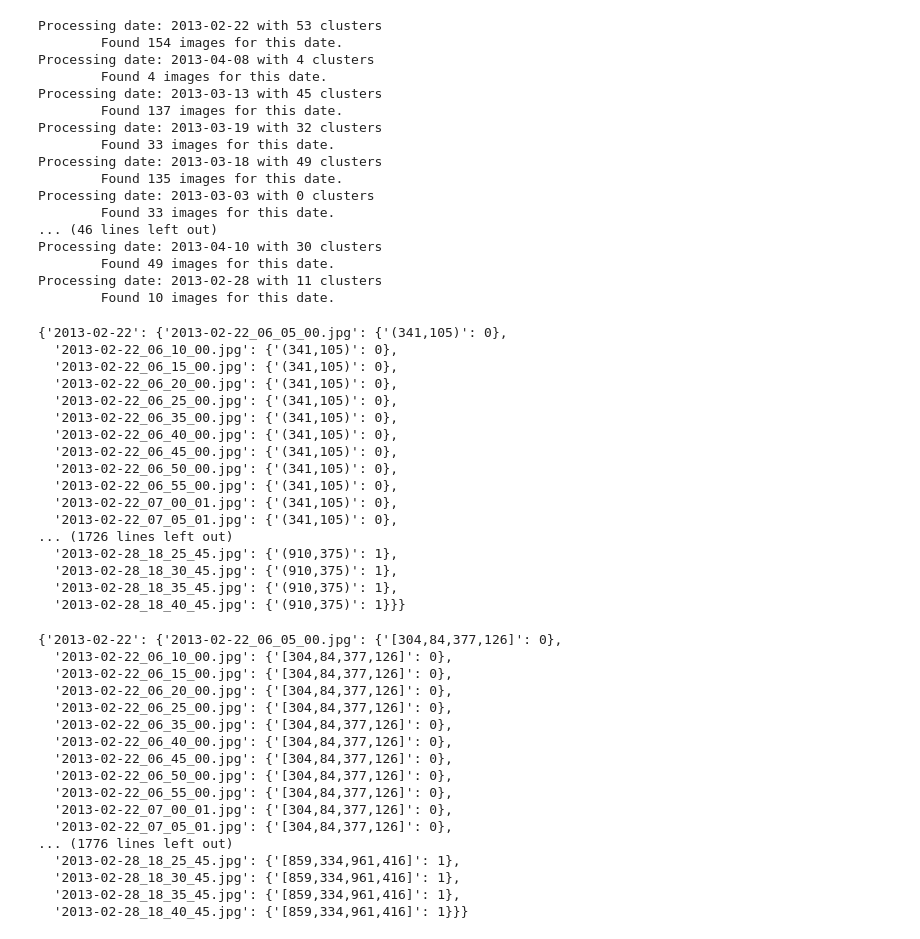
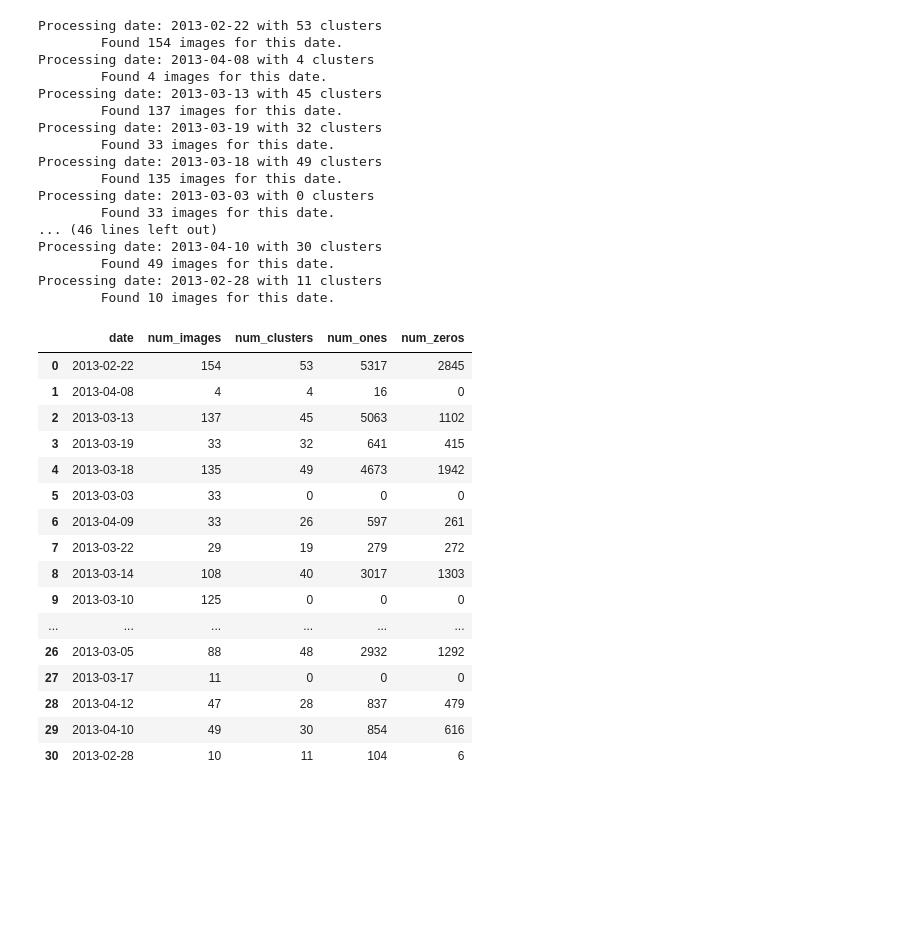
Before and after one commit to JohnAllanE/parking-lot-yolo, a Jupyter notebook: cluster_training_data.ipynb, the cells around one changed output. Drawn from its saved outputs; the diff is of its cells as text; code cells hidden in the pictures; blank space fills up the shorter version.

```diff
--- a/cluster_training_data.ipynb
+++ b/cluster_training_data.ipynb
@@ -118,46 +129,26 @@ Processing date: 2013-04-10 with 30 clusters
         Found 49 images for this date.
 Processing date: 2013-02-28 with 11 clusters
         Found 10 images for this date.
-# %%
-training_data_centers
-# %% [output]
-{'2013-02-22': {'2013-02-22_06_05_00.jpg': {'(341,105)': 0},
-  '2013-02-22_06_10_00.jpg': {'(341,105)': 0},
-  '2013-02-22_06_15_00.jpg': {'(341,105)': 0},
-  '2013-02-22_06_20_00.jpg': {'(341,105)': 0},
-  '2013-02-22_06_25_00.jpg': {'(341,105)': 0},
-  '2013-02-22_06_35_00.jpg': {'(341,105)': 0},
-  '2013-02-22_06_40_00.jpg': {'(341,105)': 0},
-  '2013-02-22_06_45_00.jpg': {'(341,105)': 0},
-  '2013-02-22_06_50_00.jpg': {'(341,105)': 0},
-  '2013-02-22_06_55_00.jpg': {'(341,105)': 0},
-  '2013-02-22_07_00_01.jpg': {'(341,105)': 0},
-  '2013-02-22_07_05_01.jpg': {'(341,105)': 0},
-... (1726 lines left out)
-  '2013-02-28_18_25_45.jpg': {'(910,375)': 1},
-  '2013-02-28_18_30_45.jpg': {'(910,375)': 1},
-  '2013-02-28_18_35_45.jpg': {'(910,375)': 1},
-  '2013-02-28_18_40_45.jpg': {'(910,375)': 1}}}
-# %%
-training_data_bboxes
-# %% [output]
-{'2013-02-22': {'2013-02-22_06_05_00.jpg': {'[304,84,377,126]': 0},
-  '2013-02-22_06_10_00.jpg': {'[304,84,377,126]': 0},
-  '2013-02-22_06_15_00.jpg': {'[304,84,377,126]': 0},
-  '2013-02-22_06_20_00.jpg': {'[304,84,377,126]': 0},
-  '2013-02-22_06_25_00.jpg': {'[304,84,377,126]': 0},
-  '2013-02-22_06_35_00.jpg': {'[304,84,377,126]': 0},
-  '2013-02-22_06_40_00.jpg': {'[304,84,377,126]': 0},
-  '2013-02-22_06_45_00.jpg': {'[304,84,377,126]': 0},
-  '2013-02-22_06_50_00.jpg': {'[304,84,377,126]': 0},
-  '2013-02-22_06_55_00.jpg': {'[304,84,377,126]': 0},
-  '2013-02-22_07_00_01.jpg': {'[304,84,377,126]': 0},
-  '2013-02-22_07_05_01.jpg': {'[304,84,377,126]': 0},
-... (1776 lines left out)
-  '2013-02-28_18_25_45.jpg': {'[859,334,961,416]': 1},
-  '2013-02-28_18_30_45.jpg': {'[859,334,961,416]': 1},
-  '2013-02-28_18_35_45.jpg': {'[859,334,961,416]': 1},
-  '2013-02-28_18_40_45.jpg': {'[859,334,961,416]': 1}}}
+# %%
+training_df
+# %% [output]
+|  | date | num_images | num_clusters | num_ones | num_zeros |
+| 0 | 2013-02-22 | 154 | 53 | 5317 | 2845 |
+| 1 | 2013-04-08 | 4 | 4 | 16 | 0 |
+| 2 | 2013-03-13 | 137 | 45 | 5063 | 1102 |
+| 3 | 2013-03-19 | 33 | 32 | 641 | 415 |
+| 4 | 2013-03-18 | 135 | 49 | 4673 | 1942 |
+| 5 | 2013-03-03 | 33 | 0 | 0 | 0 |
+| 6 | 2013-04-09 | 33 | 26 | 597 | 261 |
+| 7 | 2013-03-22 | 29 | 19 | 279 | 272 |
+| 8 | 2013-03-14 | 108 | 40 | 3017 | 1303 |
+| 9 | 2013-03-10 | 125 | 0 | 0 | 0 |
+| ... | ... | ... | ... | ... | ... |
+| 26 | 2013-03-05 | 88 | 48 | 2932 | 1292 |
+| 27 | 2013-03-17 | 11 | 0 | 0 | 0 |
+| 28 | 2013-04-12 | 47 | 28 | 837 | 479 |
+| 29 | 2013-04-10 | 49 | 30 | 854 | 616 |
+| 30 | 2013-02-28 | 10 | 11 | 104 | 6 |
 # %%
 # Rearrange training_data_bboxes to have image names as top-level keys
 rearranged_bboxes = {}
```
Also changed, not shown: parts of 8 cells of this notebook, 2 other files.
